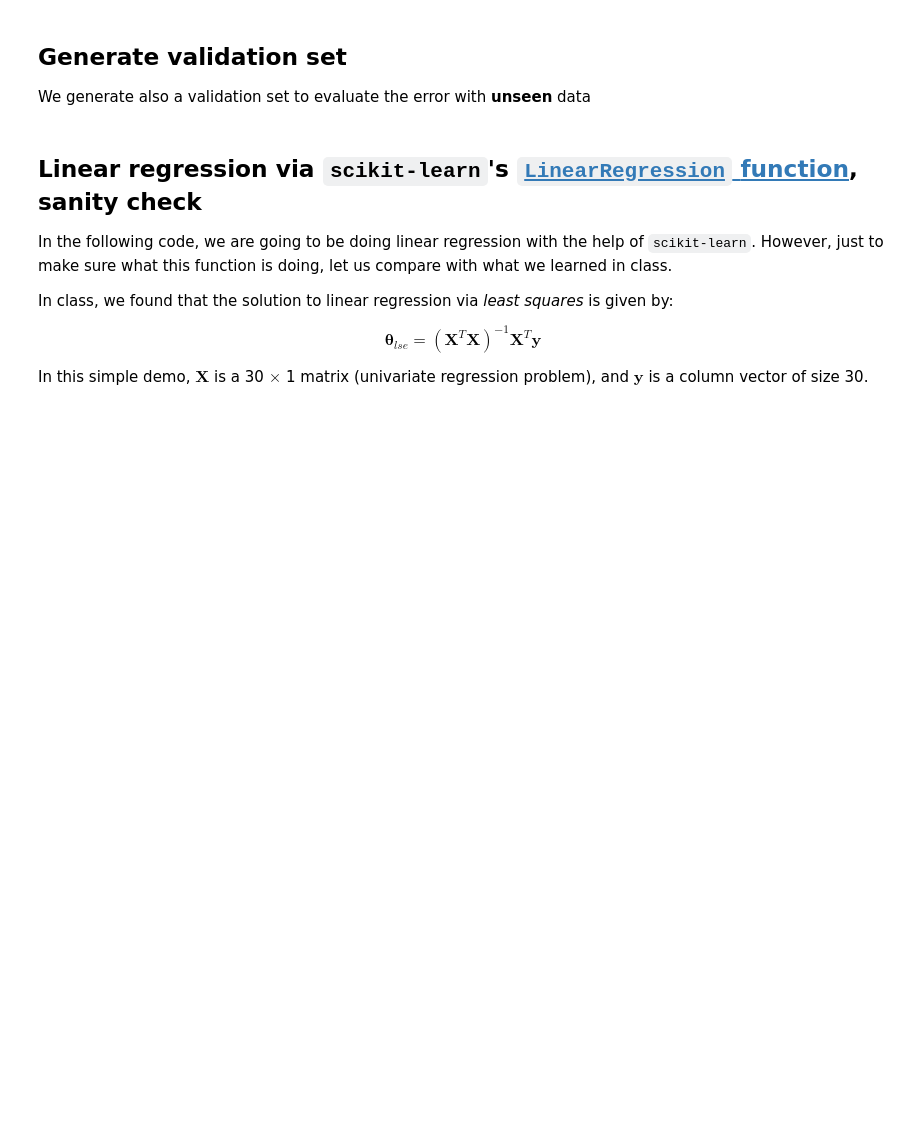
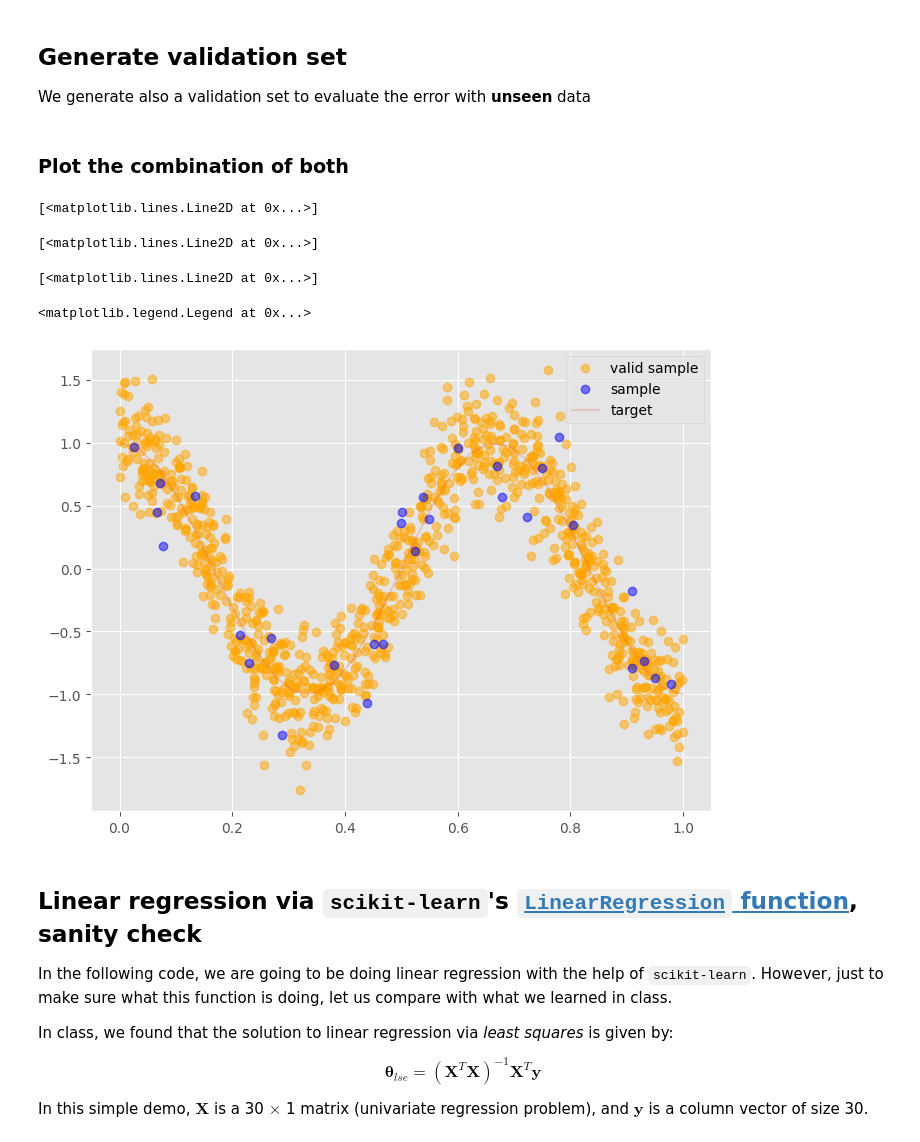
Before and after one commit to AimbotParce/MDS-ML-Lab02, a Jupyter notebook: src/ml02-polyreg.ipynb, the cells around one changed output. Cells and saved outputs as stored; diff of their text form; code cells hidden in the pictures; blank space fills up the shorter version.

```diff
--- a/src/ml02-polyreg.ipynb
+++ b/src/ml02-polyreg.ipynb
@@ -69,6 +71,21 @@ We generate also a validation set to evaluate the error with __unseen__ data
 N_valid = 1000
 x_valid, t_valid = fgen(N_valid, sigma)
 valid_sample =  pd.DataFrame({'input':x_valid,'target':t_valid})
+# %% [markdown]
+### Plot the combination of both
+# %%
+fig, ax = plt.subplots(figsize=(8,6))
+ax.plot(valid_sample.input, valid_sample.target, 'o', color='orange', alpha=0.5, label='valid sample')
+ax.plot(sample.input, sample.target, 'o', color='blue', alpha=0.5, label='sample')
+ax.plot(np.linspace(0, 1, num=30), feval(np.linspace(0, 1,num=30)), alpha=0.2, label='target');
+# Add the legend
+ax.legend(loc='upper right')
+# %% [output]
+[<matplotlib.lines.Line2D at 0x...>]
+[<matplotlib.lines.Line2D at 0x...>]
+[<matplotlib.lines.Line2D at 0x...>]
+<matplotlib.legend.Legend at 0x...>
+[figure, added]
 # %% [markdown]
 ## Linear regression via `scikit-learn`'s [`LinearRegression` function](https://scikit-learn.org/stable/modules/generated/sklearn.linear_model.LinearRegression.html), sanity check
 
```
Also changed, not shown: parts of 10 cells of this notebook.
